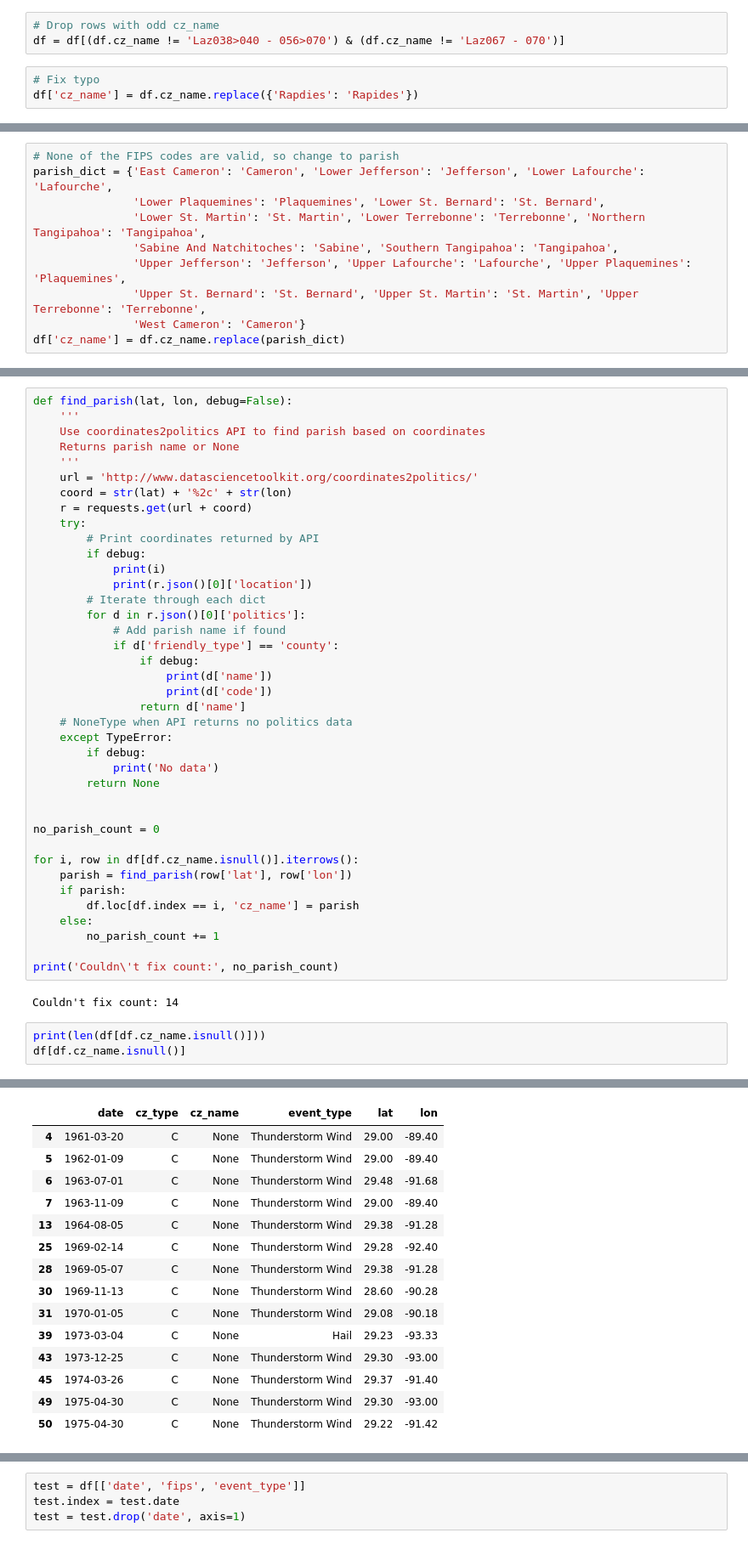
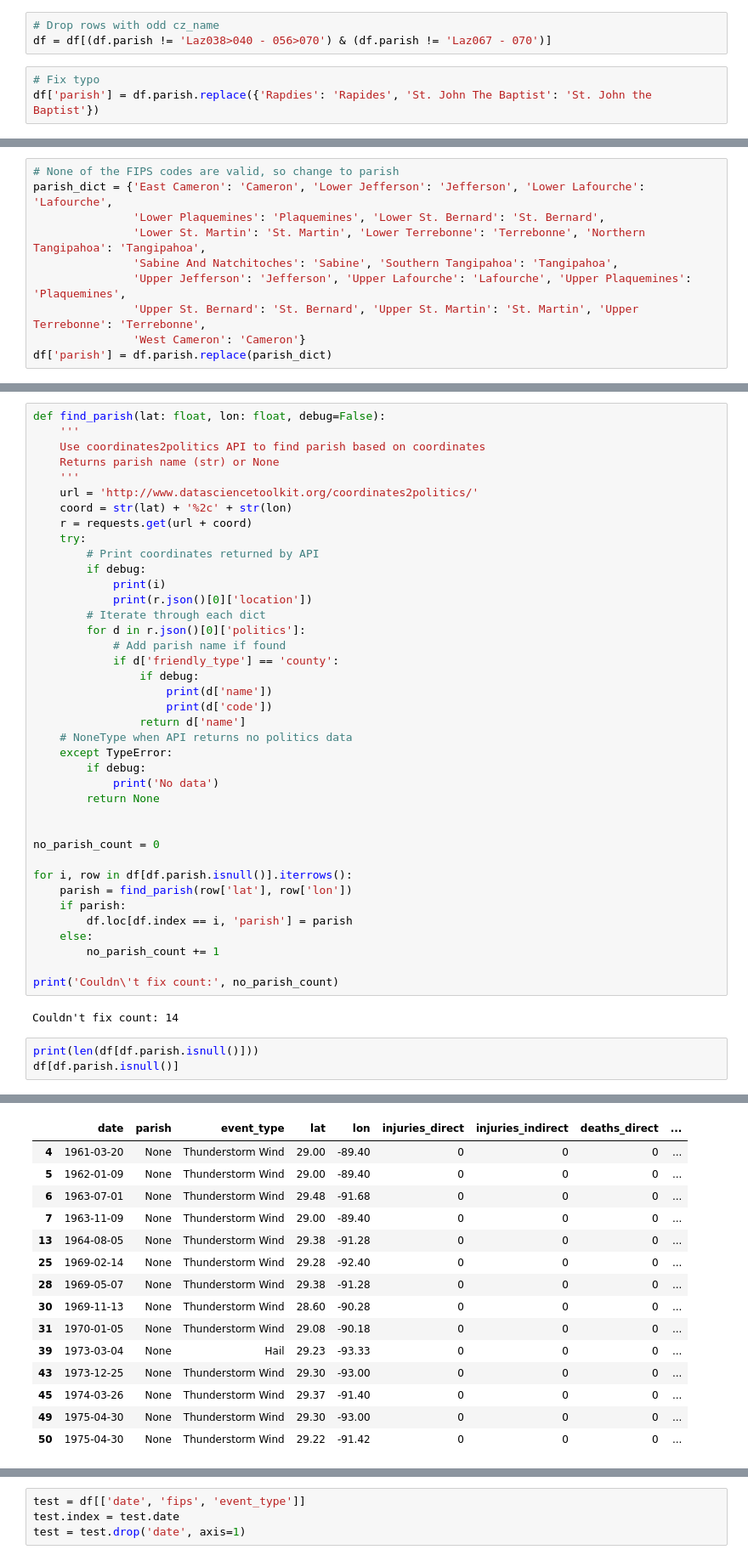
Before and after one commit to jennyrhee/flood-events, a Jupyter notebook: notebooks/data_wrangling.ipynb, the cells around one changed output, grey strips where cells are left out. Shown at 85% size. Drawn from its saved outputs; the diff is of its cells as text.

```diff
--- a/notebooks/data_wrangling.ipynb
+++ b/notebooks/data_wrangling.ipynb
@@ -145,9 +158,9 @@ print(df[df.cz_name == 'Laz067 - 070'])
 # %%
 # Drop rows with odd cz_name
-df = df[(df.cz_name != 'Laz038>040 - 056>070') & (df.cz_name != 'Laz067 - 070')]
+df = df[(df.parish != 'Laz038>040 - 056>070') & (df.parish != 'Laz067 - 070')]
 # %%
 # Fix typo
-df['cz_name'] = df.cz_name.replace({'Rapdies': 'Rapides'})
+df['parish'] = df.parish.replace({'Rapdies': 'Rapides', 'St. John The Baptist': 'St. John the Baptist'})
 # %%
 # Find the FIPS code for cz_name that aren't actual parishes
 check_fips = ['East Cameron', 'Lower Jefferson', 'Lower Lafourche', 'Lower Plaquemines', 'Lower St. Bernard',
@@ -275,5 +287,5 @@ parish_dict = {'East Cameron': 'Cameron', 'Lower Jefferson': 'Jefferson', 'Lower
                'Upper Jefferson': 'Jefferson', 'Upper Lafourche': 'Lafourche', 'Upper Plaquemines': 'Plaquemines',
                'Upper St. Bernard': 'St. Bernard', 'Upper St. Martin': 'St. Martin', 'Upper Terrebonne': 'Terrebonne',
                'West Cameron': 'Cameron'}
-df['cz_name'] = df.cz_name.replace(parish_dict)
+df['parish'] = df.parish.replace(parish_dict)
 # %%
@@ -299,8 +311,8 @@ df[df.cz_name.isnull()]
 # %%
-def find_parish(lat, lon, debug=False):
+def find_parish(lat: float, lon: float, debug=False):
     '''
     Use coordinates2politics API to find parish based on coordinates
-    Returns parish name or None
+    Returns parish name (str) or None
     '''
     url = 'http://www.datasciencetoolkit.org/coordinates2politics/'
     coord = str(lat) + '%2c' + str(lon)
@@ -327,10 +339,10 @@ def find_parish(lat, lon, debug=False):
 
 no_parish_count = 0
 
-for i, row in df[df.cz_name.isnull()].iterrows():
+for i, row in df[df.parish.isnull()].iterrows():
     parish = find_parish(row['lat'], row['lon'])
     if parish:
-        df.loc[df.index == i, 'cz_name'] = parish
+        df.loc[df.index == i, 'parish'] = parish
     else:
         no_parish_count += 1
 
@@ -338,24 +350,24 @@ print('Couldn\'t fix count:', no_parish_count)
 # %% [output]
 Couldn't fix count: 14
 # %%
-print(len(df[df.cz_name.isnull()]))
-df[df.cz_name.isnull()]
+print(len(df[df.parish.isnull()]))
+df[df.parish.isnull()]
 # %% [output]
 14
-|  | date | cz_type | cz_name | event_type | lat | lon |
-| 4 | 1961-03-20 | C | None | Thunderstorm Wind | 29.00 | -89.40 |
-| 5 | 1962-01-09 | C | None | Thunderstorm Wind | 29.00 | -89.40 |
-| 6 | 1963-07-01 | C | None | Thunderstorm Wind | 29.48 | -91.68 |
-| 7 | 1963-11-09 | C | None | Thunderstorm Wind | 29.00 | -89.40 |
-| 13 | 1964-08-05 | C | None | Thunderstorm Wind | 29.38 | -91.28 |
-| 25 | 1969-02-14 | C | None | Thunderstorm Wind | 29.28 | -92.40 |
-| 28 | 1969-05-07 | C | None | Thunderstorm Wind | 29.38 | -91.28 |
-| 30 | 1969-11-13 | C | None | Thunderstorm Wind | 28.60 | -90.28 |
-| 31 | 1970-01-05 | C | None | Thunderstorm Wind | 29.08 | -90.18 |
-| 39 | 1973-03-04 | C | None | Hail | 29.23 | -93.33 |
-| 43 | 1973-12-25 | C | None | Thunderstorm Wind | 29.30 | -93.00 |
-| 45 | 1974-03-26 | C | None | Thunderstorm Wind | 29.37 | -91.40 |
-| 49 | 1975-04-30 | C | None | Thunderstorm Wind | 29.30 | -93.00 |
-| 50 | 1975-04-30 | C | None | Thunderstorm Wind | 29.22 | -91.42 |
+|  | date | parish | event_type | lat | lon | injuries_direct | injuries_indirect | deaths_direct | ... |
+| 4 | 1961-03-20 | None | Thunderstorm Wind | 29.00 | -89.40 | 0 | 0 | 0 | ... |
+| 5 | 1962-01-09 | None | Thunderstorm Wind | 29.00 | -89.40 | 0 | 0 | 0 | ... |
+| 6 | 1963-07-01 | None | Thunderstorm Wind | 29.48 | -91.68 | 0 | 0 | 0 | ... |
+| 7 | 1963-11-09 | None | Thunderstorm Wind | 29.00 | -89.40 | 0 | 0 | 0 | ... |
+| 13 | 1964-08-05 | None | Thunderstorm Wind | 29.38 | -91.28 | 0 | 0 | 0 | ... |
+| 25 | 1969-02-14 | None | Thunderstorm Wind | 29.28 | -92.40 | 0 | 0 | 0 | ... |
+| 28 | 1969-05-07 | None | Thunderstorm Wind | 29.38 | -91.28 | 0 | 0 | 0 | ... |
+| 30 | 1969-11-13 | None | Thunderstorm Wind | 28.60 | -90.28 | 0 | 0 | 0 | ... |
+| 31 | 1970-01-05 | None | Thunderstorm Wind | 29.08 | -90.18 | 0 | 0 | 0 | ... |
+| 39 | 1973-03-04 | None | Hail | 29.23 | -93.33 | 0 | 0 | 0 | ... |
+| 43 | 1973-12-25 | None | Thunderstorm Wind | 29.30 | -93.00 | 0 | 0 | 0 | ... |
+| 45 | 1974-03-26 | None | Thunderstorm Wind | 29.37 | -91.40 | 0 | 0 | 0 | ... |
+| 49 | 1975-04-30 | None | Thunderstorm Wind | 29.30 | -93.00 | 0 | 0 | 0 | ... |
+| 50 | 1975-04-30 | None | Thunderstorm Wind | 29.22 | -91.42 | 0 | 0 | 0 | ... |
 # %%
 # Drop remaining nulls
```
Also changed, not shown: parts of 23 cells of this notebook.
